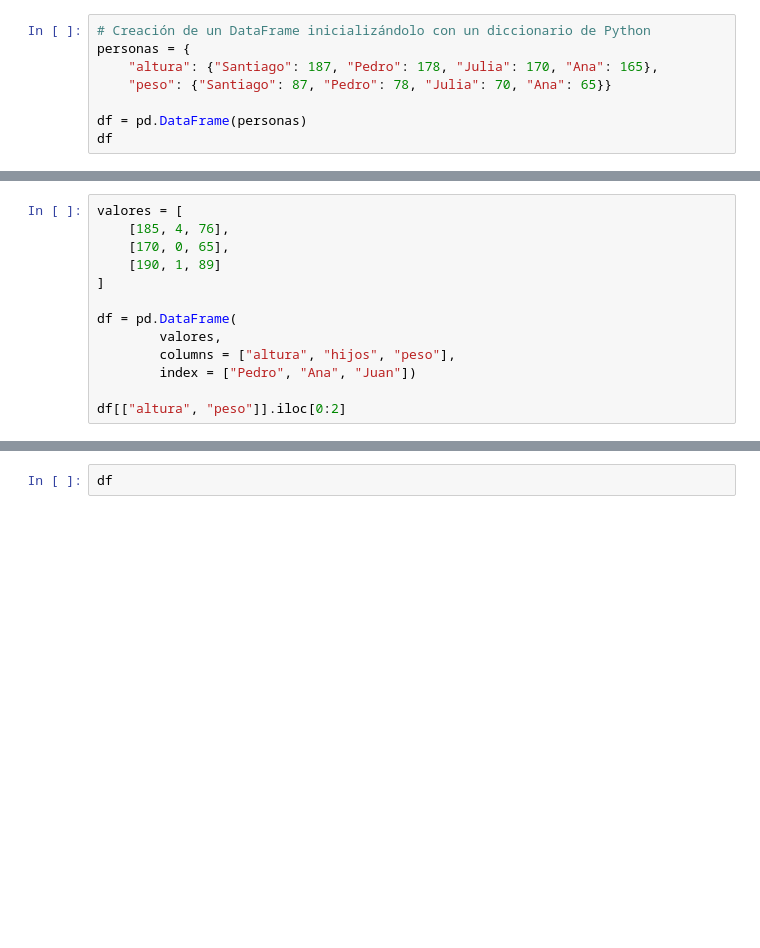
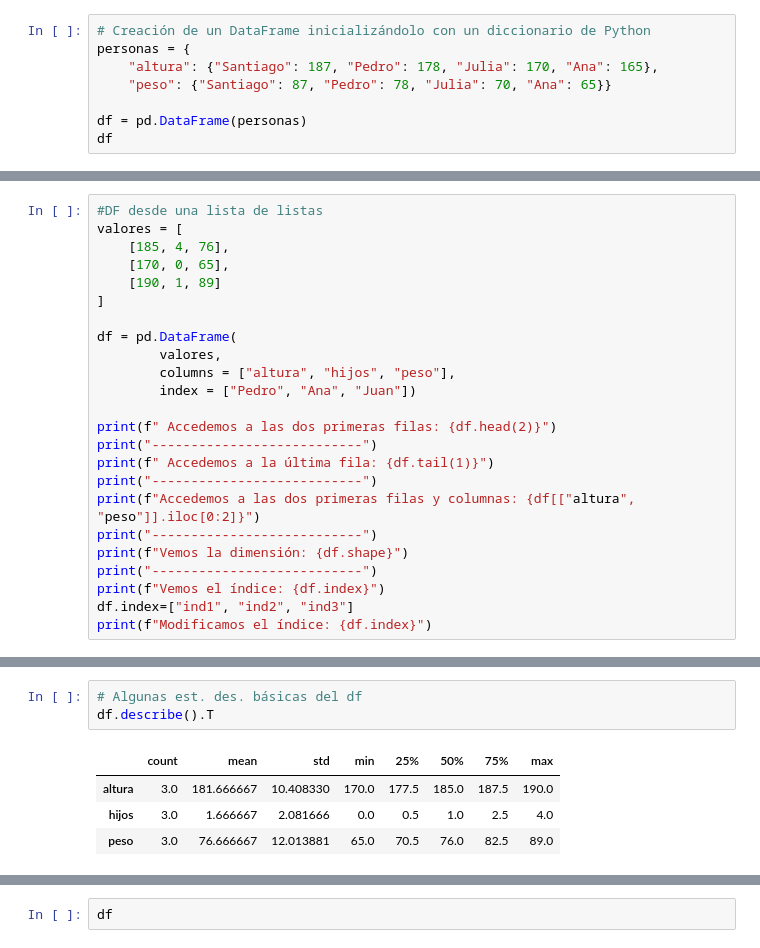
Before and after one commit to jjimvar/Machine-Learning, a Jupyter notebook: Introducción/Pandas.ipynb, the cells around one changed output, grey strips where cells are left out. Saved outputs shown, nothing was run; the diff lists cells and outputs as text; blank space fills up the shorter version.

```diff
--- a/Introducción/Pandas.ipynb
+++ b/Introducción/Pandas.ipynb
@@ -138,4 +139,5 @@ df
 # %%
+#DF desde una lista de listas
 valores = [
     [185, 4, 76],
     [170, 0, 65],
@@ -147,5 +149,15 @@ df = pd.DataFrame(
         columns = ["altura", "hijos", "peso"],
         index = ["Pedro", "Ana", "Juan"])
 
-df[["altura", "peso"]].iloc[0:2]
+print(f" Accedemos a las dos primeras filas: {df.head(2)}")
+print("---------------------------")
+print(f" Accedemos a la última fila: {df.tail(1)}")
+print("---------------------------")
+print(f"Accedemos a las dos primeras filas y columnas: {df[["altura", "peso"]].iloc[0:2]}")
+print("---------------------------")
+print(f"Vemos la dimensión: {df.shape}")
+print("---------------------------")
+print(f"Vemos el índice: {df.index}")
+df.index=["ind1", "ind2", "ind3"]
+print(f"Modificamos el índice: {df.index}")
 # %% [output]
@@ -184,0 +193,8 @@ df2=df.copy() #Creamos una copia del df
+# %%
+# Algunas est. des. básicas del df
+df.describe().T
+# %% [output]
+|  | count | mean | std | min | 25% | 50% | 75% | max |
+| altura | 3.0 | 181.666667 | 10.408330 | 170.0 | 177.5 | 185.0 | 187.5 | 190.0 |
+| hijos | 3.0 | 1.666667 | 2.081666 | 0.0 | 0.5 | 1.0 | 2.5 | 4.0 |
+| peso | 3.0 | 76.666667 | 12.013881 | 65.0 | 70.5 | 76.0 | 82.5 | 89.0 |
```
Also changed, not shown: parts of 39 cells of this notebook, 2 other files.
